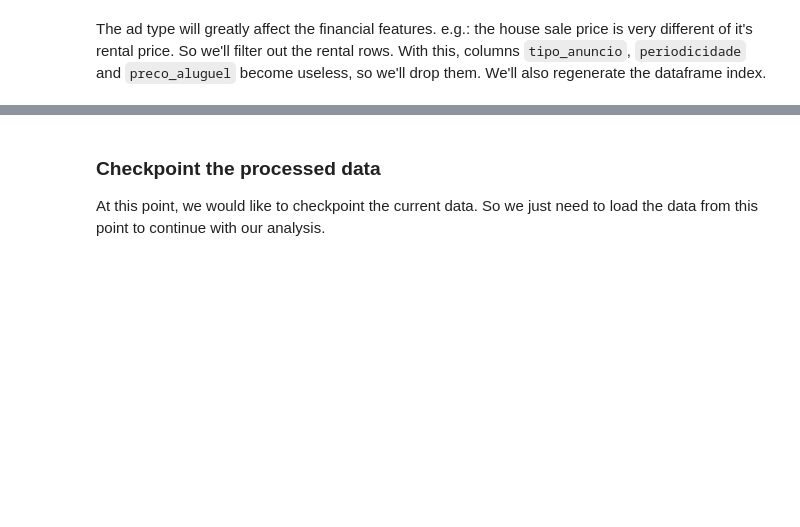
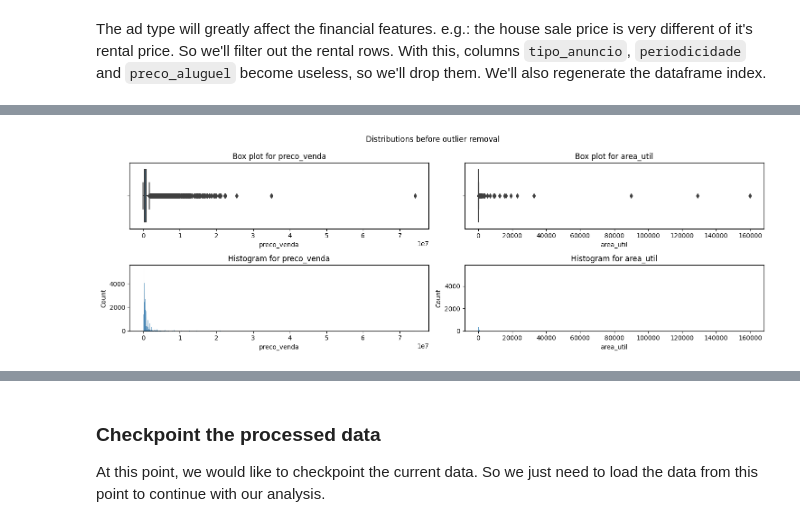
Before and after one commit to TheCamilovisk/HousePricePredictionApp, a Jupyter notebook: notebooks/01-exploratory-data-analysis.ipynb, the cells around one changed output, grey strips where cells are left out. Cells and saved outputs as stored; diff of their text form; code cells hidden in the pictures; blank space fills up the shorter version.

```diff
--- a/notebooks/01-exploratory-data-analysis.ipynb
+++ b/notebooks/01-exploratory-data-analysis.ipynb
@@ -217,0 +239,17 @@ sp_house_prices.head()
+# %%
+sp_house_prices = sp_house_prices[
+    sp_house_prices.tipo_imovel.isin(
+        [
+            "Casa",
+            "Casa de dois andares",
+            "Apartamento",
+            "Condominio",
+            "Flat",
+            "Cobertura",
+            "Kitnet",
+            "Predio Residencial",
+        ]
+    )
+].copy()
+
+sp_house_prices.tipo_imovel.unique()
@@ -217,0 +284,18 @@ sp_house_prices.head()
+# %%
+fig, ((ax1, ax2), (ax3, ax4)) = plt.subplots(nrows=2, ncols=2, figsize=(15, 5))
+
+sns.boxplot(x="preco_venda", data=sp_house_prices, ax=ax1)
+ax1.set_title("Box plot for preco_venda");
+sns.histplot(x="preco_venda", data=sp_house_prices, ax=ax3)
+ax3.set_title("Histogram for preco_venda");
+
+sns.boxplot(x="area_util", data=sp_house_prices, ax=ax2)
+ax2.set_title("Box plot for area_util");
+sns.histplot(x="area_util", data=sp_house_prices, ax=ax4)
+ax4.set_title("Histogram for area_util");
+
+fig.suptitle("Distributions before outlier removal")
+
+plt.tight_layout()
+# %% [output]
+[figure, added]
```
Also changed, not shown: parts of 11 cells of this notebook.
